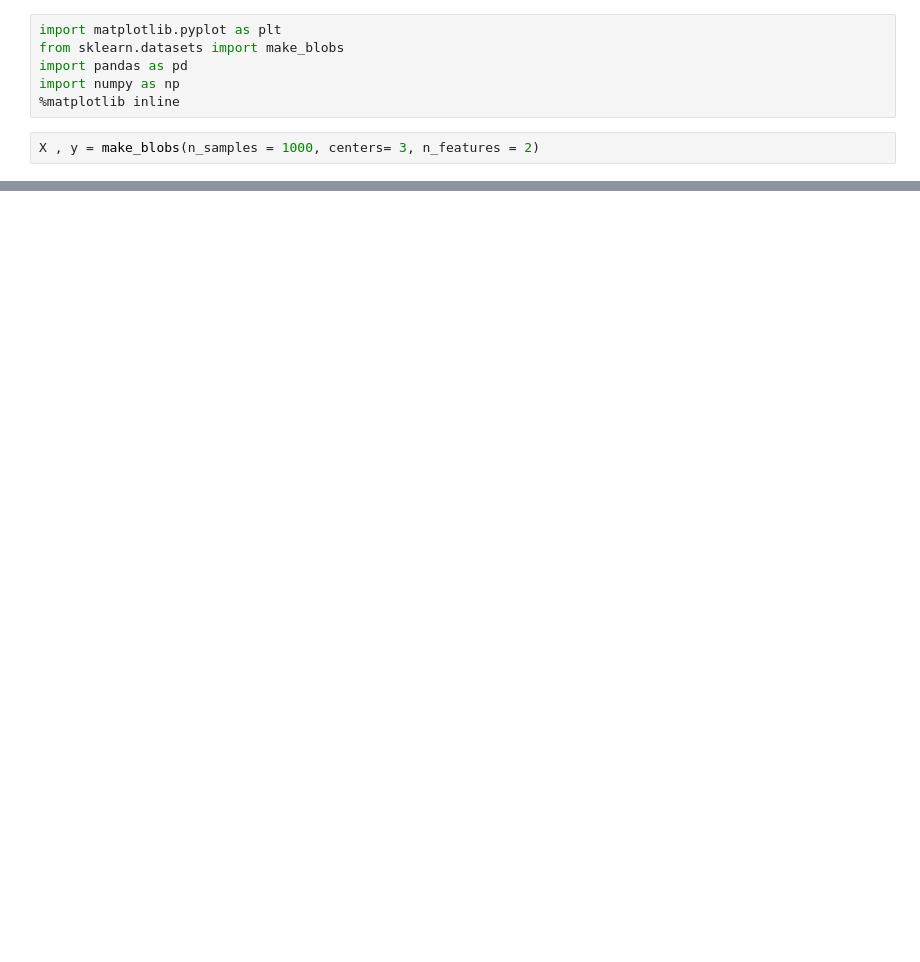
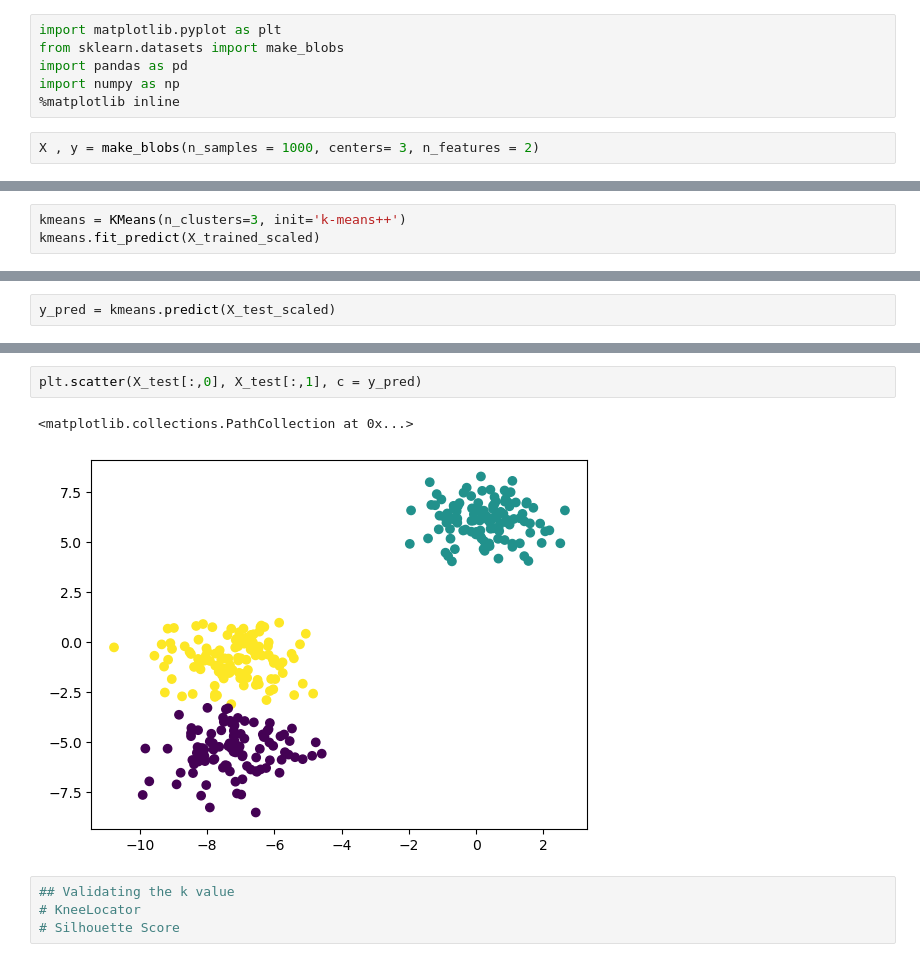
Before and after one commit to cyrolux123/Machine-Learning-Detailed, a Jupyter notebook: K-Means Clustering/Implementation.ipynb, the cells around one changed output, grey strips where cells are left out. Drawn from its saved outputs; the diff is of its cells as text; blank space fills up the shorter version.

```diff
--- a/K-Means Clustering/Implementation.ipynb
+++ b/K-Means Clustering/Implementation.ipynb
@@ -38,0 +122,3 @@ array([2, 0, 1, 0, 2, 0, 0, 0, 2, 0, 0, 2, 0, 2, 2, 1, 1, 1, 1, 0, 1, 0,
+# %%
+kmeans = KMeans(n_clusters=3, init='k-means++')
+kmeans.fit_predict(X_trained_scaled)
@@ -38,0 +143,2 @@ array([2, 0, 1, 0, 2, 0, 0, 0, 2, 0, 0, 2, 0, 2, 2, 1, 1, 1, 1, 0, 1, 0,
+# %%
+y_pred = kmeans.predict(X_test_scaled)
@@ -38,0 +163,9 @@ array([2, 0, 1, 0, 2, 0, 0, 0, 2, 0, 0, 2, 0, 2, 2, 1, 1, 1, 1, 0, 1, 0,
+# %%
+plt.scatter(X_test[:,0], X_test[:,1], c = y_pred)
+# %% [output]
+<matplotlib.collections.PathCollection at 0x...>
+[figure, added]
+# %%
+## Validating the k value
+# KneeLocator
+# Silhouette Score
```
Also changed, not shown: parts of 25 cells of this notebook.
